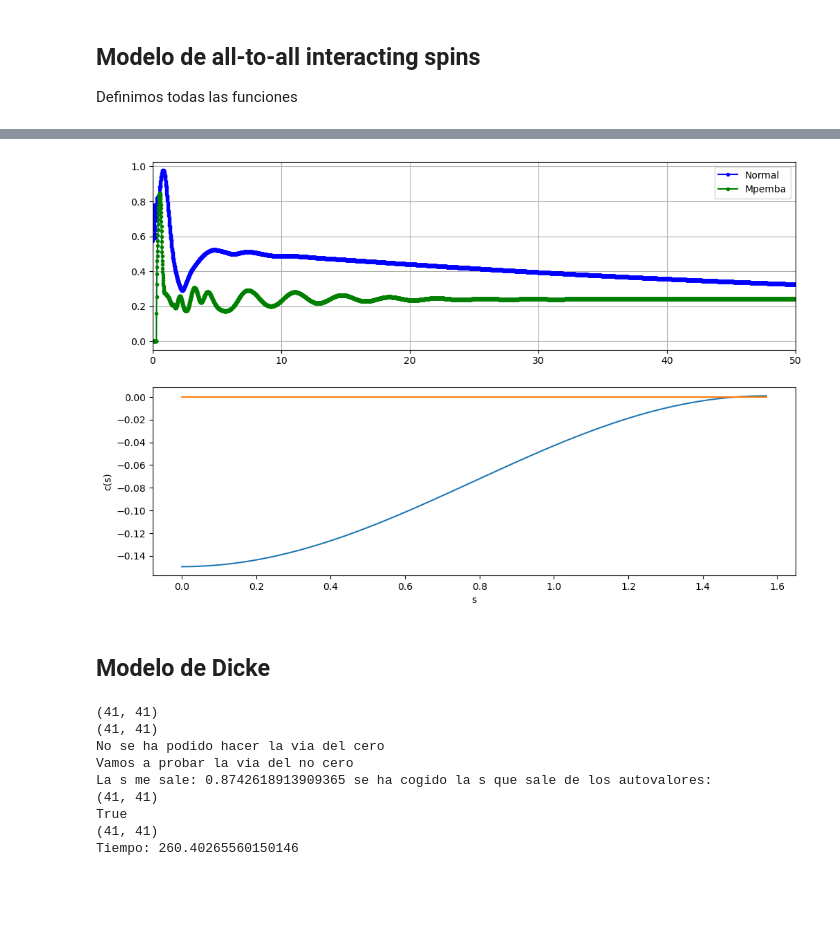
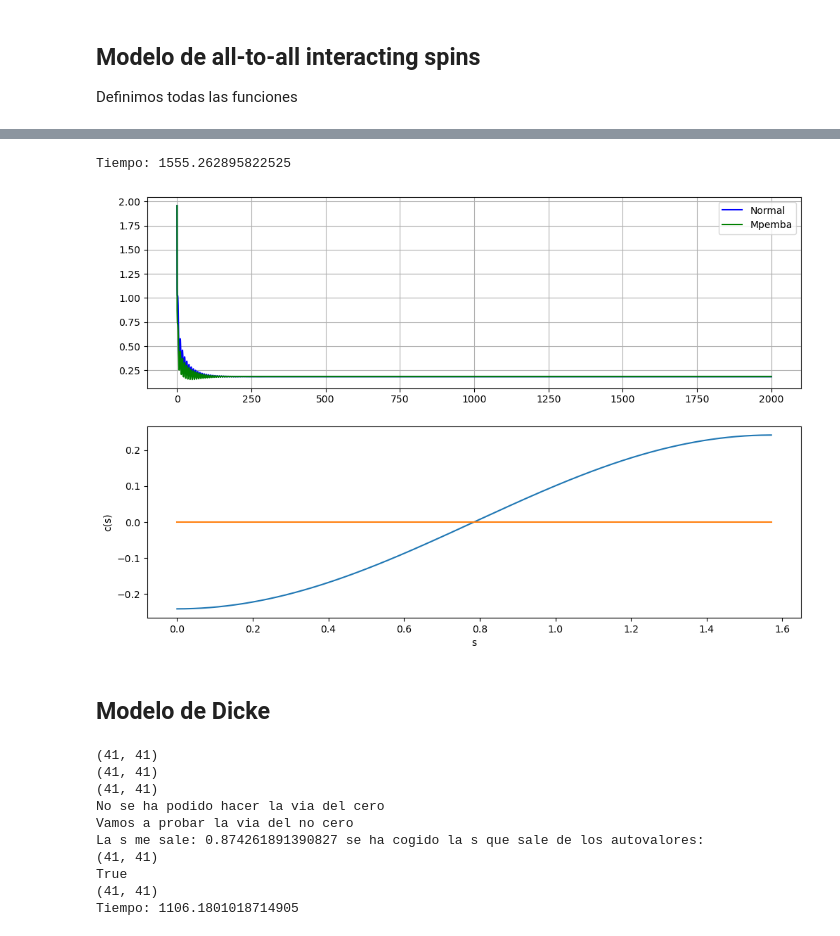
Before and after one commit to JJRomeroCruz/TFM, a Jupyter notebook: Mpemba_N_40.ipynb, the cells around one changed output, grey strips where cells are left out. Drawn from its saved outputs; the diff is of its cells as text; code cells hidden in the pictures; blank space fills up the shorter version.

```diff
--- a/Mpemba_N_40.ipynb
+++ b/Mpemba_N_40.ipynb
@@ -364,0 +449,54 @@ Tiempo: 409.43753027915955
+# %%
+# Obtenemos las trayectorias cuánticas
+"""
+output1_traj = ResolverSistema(d0.full(), H.full(), [J.full()], N, veces)
+output2_traj = ResolverSistema(d01, H.full(), [J.full()], N, veces)
+output3_traj = ResolverSistema(d02, H.full(), [J.full()], N, veces)
+"""
+"""
+output1 = general.solucion(d0, r, l, vals, tlist)
+output2 = general.solucion(q.Qobj(d01), r, l, vals, tlist)
+output3 = general.solucion(q.Qobj(d02), r, l, vals, tlist)
+"""
+est = q.steadystate(q.Qobj(H), [q.Qobj(J)])
+vector1, vector2, vector3 = [], [], []
+
+for i in range(len(output1.states)):
+    x1 = output1.states[i] - est
+    x2 = output2.states[i] - q.Qobj(est.full())
+    x3 = output3.states[i] - q.Qobj(est.full())
+    vector1.append(np.sqrt(np.trace(x1.dag()*x1)))
+    vector2.append(np.sqrt(np.trace(x2.dag()*x2)))
+    vector3.append(np.sqrt(np.trace(x3.dag()*x3)))
+
+"""
+vector1_traj, vector2_traj, vector3_traj = [], [], []
+for i in range(len(output1_traj)):
+    x1 = q.Qobj(output1_traj[i] - est[i])
+    #x2 = q.Qobj(output2_traj[i] - est[i])
+    x3 = q.Qobj(output3_traj[i] - est[i])
+
+    vector1_traj.append(np.sqrt(np.trace(x1.dag()*x1)))
+    #vector2_traj.append(np.sqrt(np.trace(x2.dag()*x2)))
+    vector3_traj.append(np.sqrt(np.trace(x3.dag()*x3)))
+"""
+fin = time.time()
+print('Tiempo: ' + str(fin-inicio))
+# %% [output]
+Tiempo: 1555.262895822525
+# %%
+j = N/2
+sz = q.jmat(j, 'z')
+vector1, vector2, vector3 = [], [], []
+for i in range(len(output1.states)):
+    x1 = output1.states[i]
+    x2 = output2.states[i]
+    x3 = output3.states[i]
+
+    x1_q = sz*x1*sz
+    x2_q = sz*x2*sz
+    x3_q = sz*x3*sz
+
+    vector1.append(-np.log((x1_q.dag()*x1_q).tr()) + np.log(((x1.dag())*x1).tr()))
+    vector2.append(-np.log((x2_q.dag()*x2_q).tr()) + np.log(((x2.dag())*x2).tr()))
+    vector3.append(-np.log((x3_q.dag()*x3_q).tr()) + np.log(((x3.dag())*x3).tr()))
@@ -365,30 +505,32 @@ Tiempo: 409.43753027915955
 # %%
 fig = plt.figure(figsize = (12, 12))
 
 # Parte distancias
 ax1 = fig.add_subplot(3, 1, 1)
-ax1.plot(tlist, vector1, 'b.-', label = 'Normal')
+ax1.plot(tlist, vector1, 'b-', label = 'Normal')
 #ax1.plot(tlist, vector2, 'r.-', label = 'Mpemba 1')
-ax1.plot(tlist, vector3, 'g.-', label = 'Mpemba')
-ax1.set_xlim(0.0, 50)
+ax1.plot(tlist, vector3, 'g-', label = 'Mpemba')
+#ax1.plot(tlist, vector1_traj, 'b.', label = 'Normal traj')
+#ax1.plot(tlist, vector3_traj, 'g.', label = 'Mpemba traj')
+#ax1.set_xlim(0.0, 10)
 
 ax1.grid(True)
 ax1.legend()
 
 # Parte esfera
 ax2 = fig.add_subplot(3, 1, 2)
 
 s = np.linspace(0, np.pi*0.5, 1000)
 c_s = vals_l[0]*np.cos(s)**2 + vals_l[1]*np.sin(s)**2
 ax2.plot(s, c_s)
 ax2.plot(s, np.zeros_like(c_s))
 
 ax2.set_xlabel('s')
 ax2.set_ylabel('c(s)')
 
 plt.show()
 # %% [output]
-[figure, old version]
+[figure, new version]
 # %% [markdown]
 ## Modelo de Dicke
 # %%
@@ -407,7 +549,10 @@ params = [omega_a, omega, kappa, g]
 H, J = dicke_bueno(N, params)
 
 # Estado inicial
-d0, ini = densidad_bueno(N)
+d0a, inia = densidad_bueno(N)
+d0b, inib = densidad_bueno(N)
+d0 = 0.4*d0a + 0.6*d0b
+ini = 0.4*inia + 0.6*inib
 psi0 = ini
 print(H.shape)
 
@@ -452,15 +597,16 @@ for i in range(len(output1.states)):
 fin = time.time()
 print('Tiempo: ' + str(fin-inicio))
 # %% [output]
+(41, 41)
 (41, 41)
 (41, 41)
 No se ha podido hacer la via del cero
 Vamos a probar la via del no cero
-La s me sale: 0.8742618913909365 se ha cogido la s que sale de los autovalores:
+La s me sale: 0.874261891390827 se ha cogido la s que sale de los autovalores:
 (41, 41)
 True
 (41, 41)
-Tiempo: 260.40265560150146
+Tiempo: 1106.1801018714905
 # %%
 fig = plt.figure(figsize = (12, 12))
 
```
Also changed, not shown: parts of 9 cells of this notebook, 17 other files.
